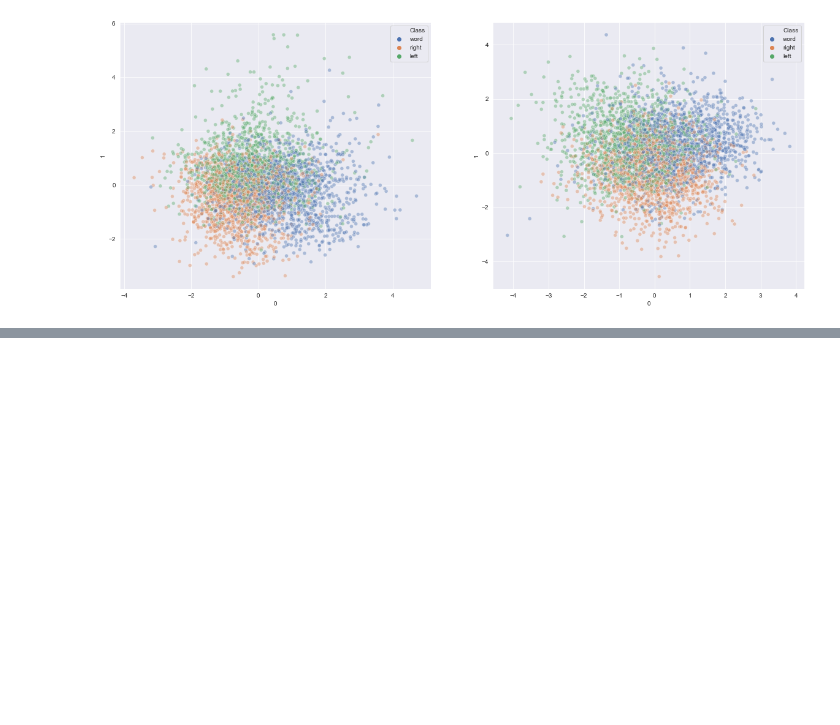
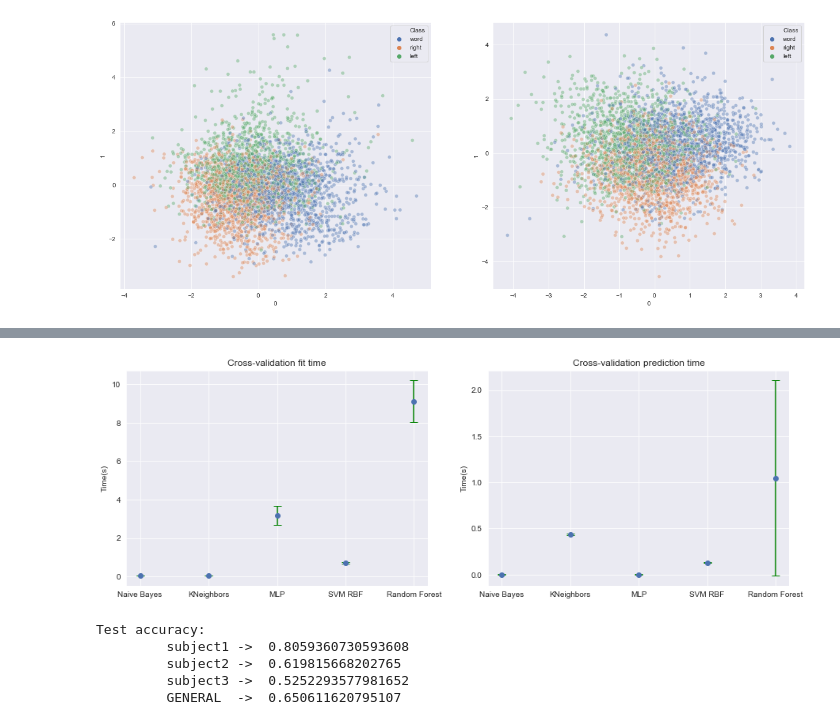
Before and after one commit to josebasierra/clasificacion-imagenes-mentales-APA, a Jupyter notebook: script.ipynb, the cells around one changed output, grey strips where cells are left out. Drawn from its saved outputs; the diff is of its cells as text; code cells hidden in the pictures; blank space fills up the shorter version.

```diff
--- a/script.ipynb
+++ b/script.ipynb
@@ -371,0 +420,23 @@ Test accuracy:
+# %%
+fig = plt.figure(figsize=(15,5))
+
+ax = fig.add_subplot(1,2,1)
+plt.title('Cross-validation fit time')
+plt.ylabel('Time(s)')
+plt.errorbar(df.model, df.mean_fit_time, yerr=df.std_fit_time, fmt='o',ecolor='g', capsize=5);
+
+ax = fig.add_subplot(1,2,2)
+plt.title('Cross-validation prediction time')
+plt.ylabel('Time(s)')
+plt.errorbar(df.model, df.mean_score_time, yerr=df.std_score_time, fmt='o',ecolor='g', capsize=5);
+# %% [output]
+[figure, added]
+# %%
+# Given the previous plots, we choose a trained model
+final_generalization_score(SVMRBF_model)
+# %% [output]
+Test accuracy:
+         subject1 ->  0.8059360730593608
+         subject2 ->  0.619815668202765
+         subject3 ->  0.5252293577981652
+         GENERAL  ->  0.650611620795107
```
Also changed, not shown: parts of 17 cells of this notebook.
